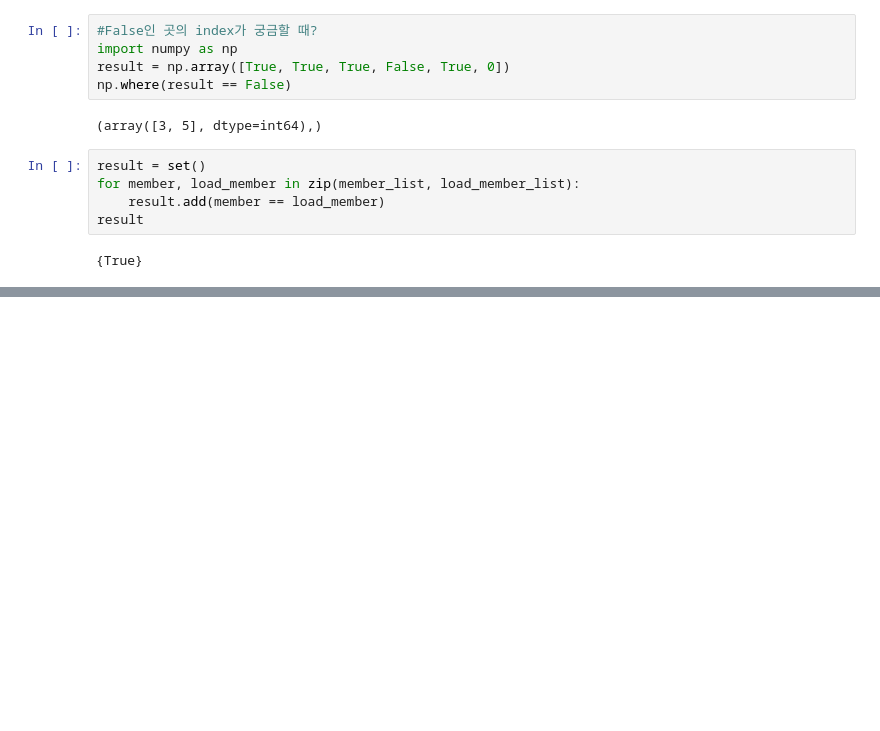
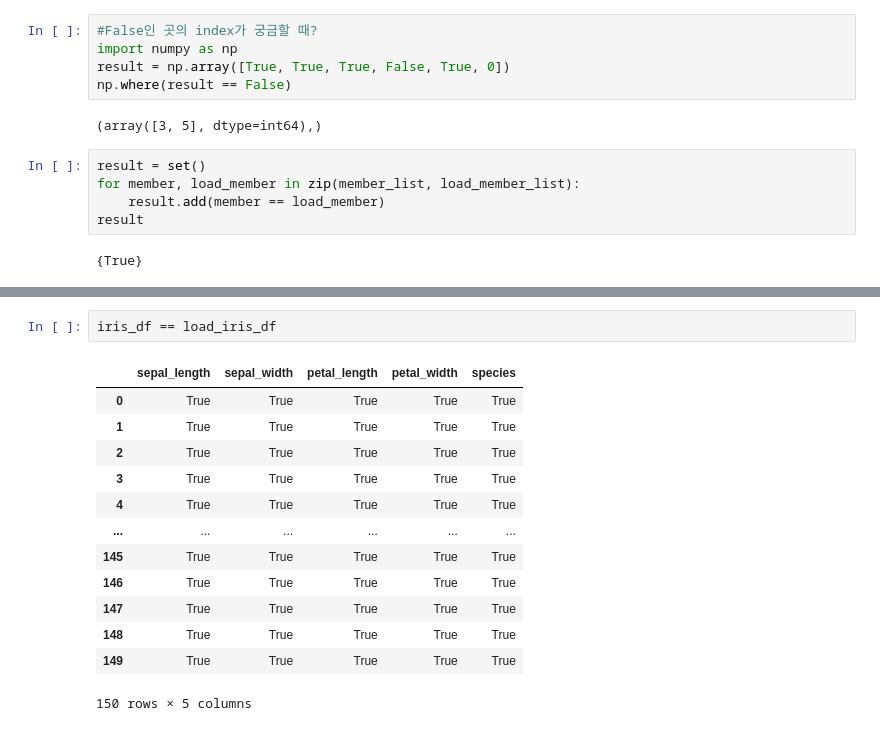
Before and after one commit to KSY0125/Ai, a Jupyter notebook: Source/01_python/ch09_File Input Output Programming.ipynb, the cells around one changed output, grey strips where cells are left out. Saved outputs shown, nothing was run; the diff lists cells and outputs as text; blank space fills up the shorter version.

```diff
--- a/Source/01_python/ch09_File Input Output Programming.ipynb
+++ b/Source/01_python/ch09_File Input Output Programming.ipynb
@@ -589,0 +644,16 @@ result
+# %%
+iris_df == load_iris_df
+# %% [output]
+|  | sepal_length | sepal_width | petal_length | petal_width | species |
+| 0 | True | True | True | True | True |
+| 1 | True | True | True | True | True |
+| 2 | True | True | True | True | True |
+| 3 | True | True | True | True | True |
+| 4 | True | True | True | True | True |
+| ... | ... | ... | ... | ... | ... |
+| 145 | True | True | True | True | True |
+| 146 | True | True | True | True | True |
+| 147 | True | True | True | True | True |
+| 148 | True | True | True | True | True |
+| 149 | True | True | True | True | True |
+150 rows × 5 columns
```
Also changed, not shown: parts of 42 cells of this notebook, 9 other files.
